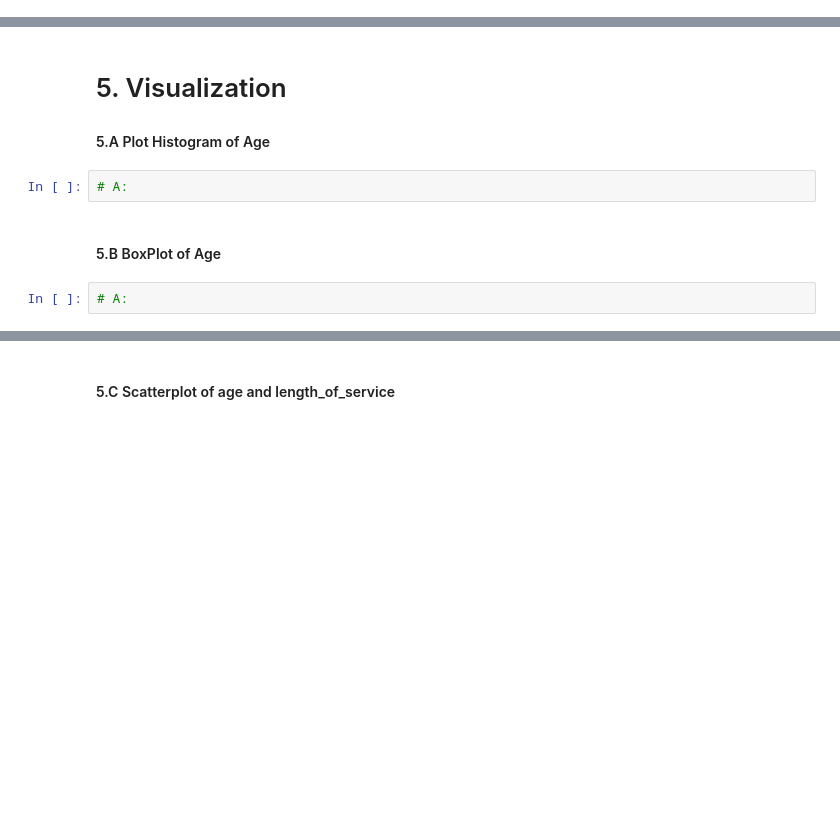
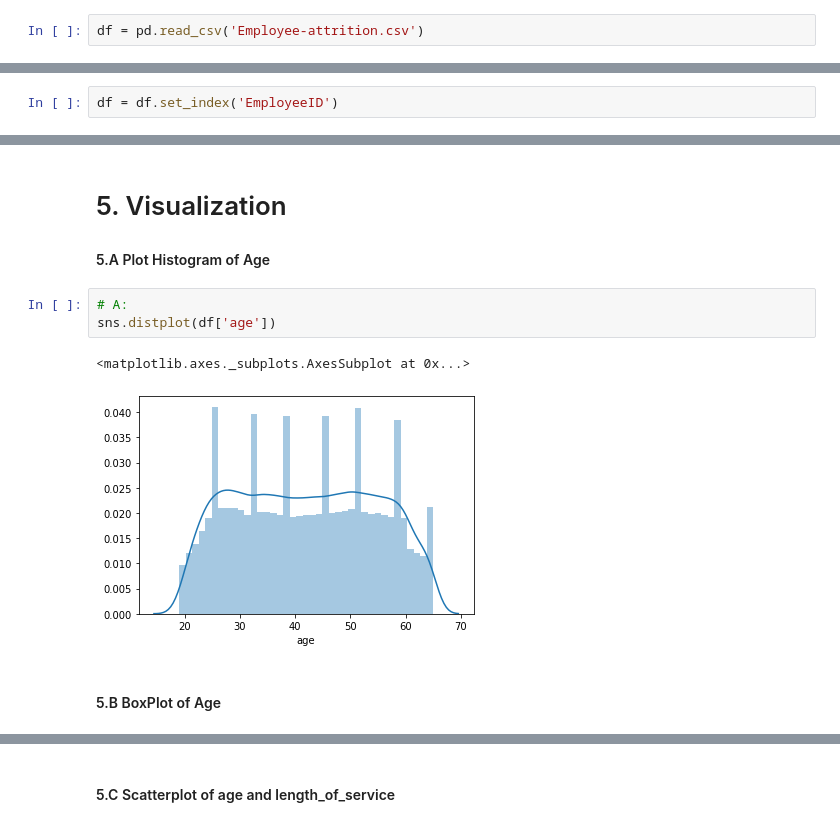
Before and after one commit to Kesterchia/Institute-of-Data, a Jupyter notebook: Mod 1/1.2.2 Pandas Lab.ipynb, the cells around one changed output, grey strips where cells are left out. Drawn from its saved outputs; the diff is of its cells as text; blank space fills up the shorter version.

```diff
--- a/Mod 1/1.2.2 Pandas Lab.ipynb
+++ b/Mod 1/1.2.2 Pandas Lab.ipynb
@@ -24,3 +24,5 @@ Saving Employee-attrition.csv to Employee-attrition.csv
+# %%
+df = pd.read_csv('Employee-attrition.csv')
 # %%
 df.head()
 # %% [output]
@@ -148,2 +253,4 @@ Find count, mean, std, min, max of of all columns of dataframe
 # %% [markdown]
 # 3. Making The Index Meaningful
+# %%
+df = df.set_index('EmployeeID')
@@ -181,7 +379,9 @@ Find count, mean, std, min, max of of all columns of dataframe
 #### 5.A Plot Histogram of Age
 # %%
 # A:
+sns.distplot(df['age'])
+# %% [output]
+<matplotlib.axes._subplots.AxesSubplot at 0x...>
+[figure, added]
 # %% [markdown]
 #### 5.B BoxPlot of Age
-# %%
-# A:
```
Also changed, not shown: parts of 30 cells of this notebook, 8 other files.
